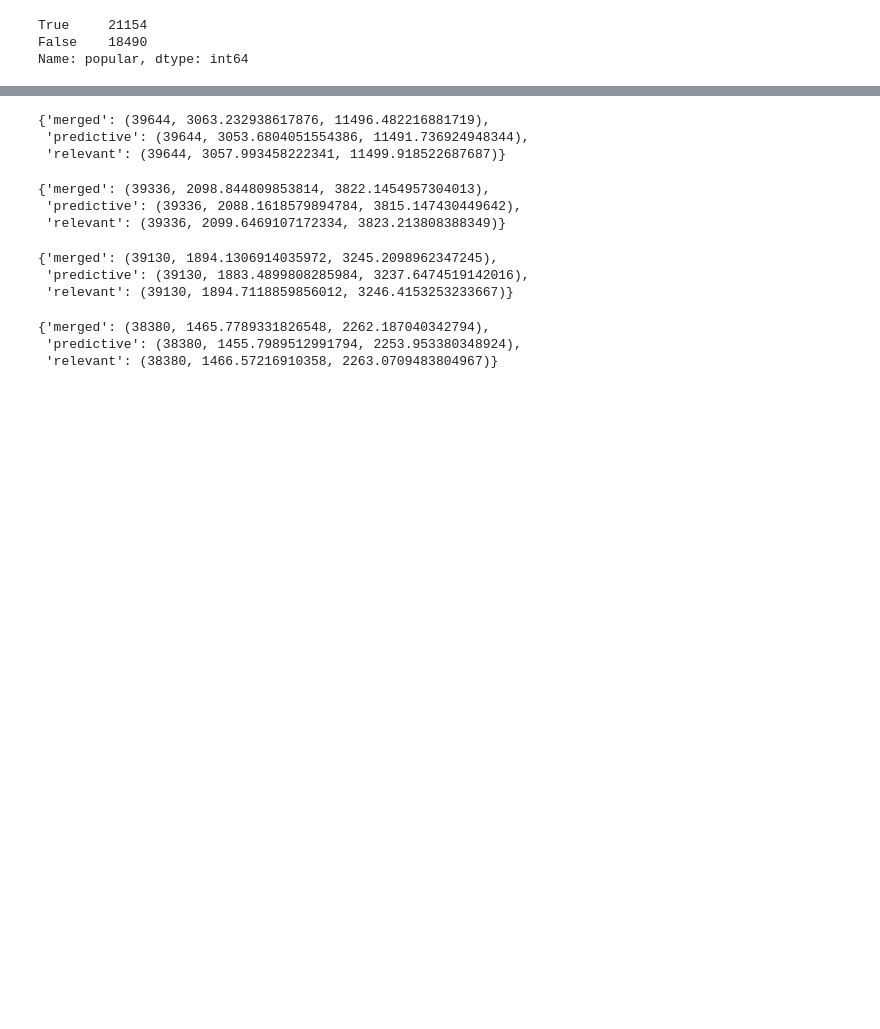
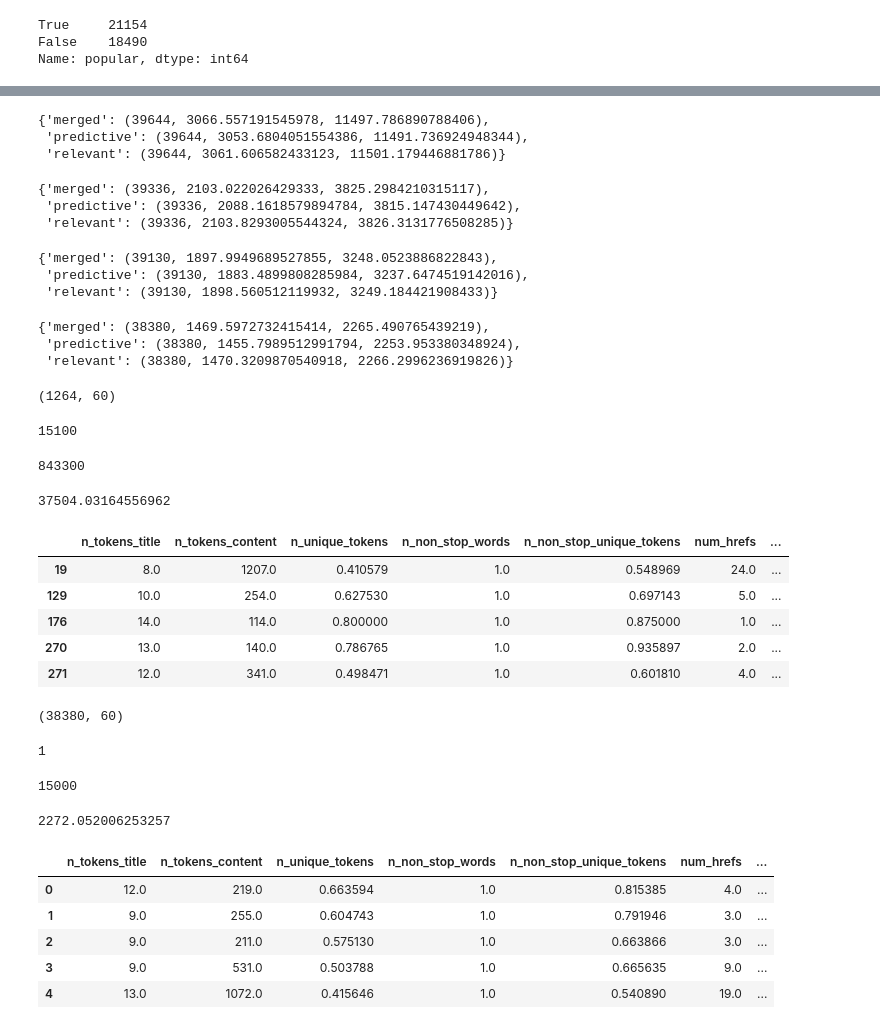
Before and after one commit to nsriniva/DS-Unit-1-Build, a Jupyter notebook: DS_Unit_1_BuildProject_1.ipynb, the cells around one changed output, grey strips where cells are left out. Drawn from its saved outputs; the diff is of its cells as text; code cells hidden in the pictures; blank space fills up the shorter version.

```diff
--- a/DS_Unit_1_BuildProject_1.ipynb
+++ b/DS_Unit_1_BuildProject_1.ipynb
@@ -276,7 +276,7 @@ def linear_regression(df, outliers= None):
 
   return num, mae, mse
 # %%
-def get_outliers(sigma=3):
+def get_outliers_filter(sigma=3):
   z = np.abs(stats.zscore(onp_df.shares))
   return np.where(z>sigma)[0]
 
@@ -284,7 +284,7 @@ def linear_regressions(outliers=None):
   errors = {}
 
   if outliers is not None:
-    outliers = get_outliers(outliers)
+    outliers = get_outliers_filter(outliers)
 
   errors['predictive'] = linear_regression(onp_predictive_df, outliers)
   errors['merged'] = linear_regression(onp_merged_df, outliers)
@@ -293,8 +293,13 @@ def linear_regressions(outliers=None):
   return errors
 # %%
 
-def remove_outliers(df):
-  return df.drop(get_outliers()).reindex()
+def remove_outliers(df, sigma=3):
+  return df.drop(get_outliers_filter(sigma)).reindex()
+
+def get_outliers(df, sigma=3):
+  rem_df = df.drop(get_outliers_filter(sigma)).reindex().assign(shares=onp_df.shares.drop(get_outliers_filter(sigma)).reindex())
+  out_df =  df.loc[get_outliers_filter(sigma)].assign(shares=onp_df.shares.loc[get_outliers_filter(sigma)])
+  return out_df, rem_df
 
 err =[]
 sigmas=[None, 3,2,1]
@@ -305,15 +310,41 @@ for i,_ in enumerate(sigmas):
   display(err[i])
   print('\n')
 # %% [output]
-{'merged': (39644, 3063.232938617876, 11496.482216881719),
+{'merged': (39644, 3066.557191545978, 11497.786890788406),
  'predictive': (39644, 3053.6804051554386, 11491.736924948344),
- 'relevant': (39644, 3057.993458222341, 11499.918522687687)}
+ 'relevant': (39644, 3061.606582433123, 11501.179446881786)}
-{'merged': (39336, 2098.844809853814, 3822.1454957304013),
+{'merged': (39336, 2103.022026429333, 3825.2984210315117),
  'predictive': (39336, 2088.1618579894784, 3815.147430449642),
- 'relevant': (39336, 2099.6469107172334, 3823.213808388349)}
+ 'relevant': (39336, 2103.8293005544324, 3826.3131776508285)}
-{'merged': (39130, 1894.1306914035972, 3245.2098962347245),
+{'merged': (39130, 1897.9949689527855, 3248.0523886822843),
  'predictive': (39130, 1883.4899808285984, 3237.6474519142016),
- 'relevant': (39130, 1894.7118859856012, 3246.4153253233667)}
+ 'relevant': (39130, 1898.560512119932, 3249.184421908433)}
-{'merged': (38380, 1465.7789331826548, 2262.187040342794),
+{'merged': (38380, 1469.5972732415414, 2265.490765439219),
  'predictive': (38380, 1455.7989512991794, 2253.953380348924),
- 'relevant': (38380, 1466.57216910358, 2263.0709483804967)}
+ 'relevant': (38380, 1470.3209870540918, 2266.2996236919826)}
+# %%
+out_df, rem_df = get_outliers(onp_predictive_df, 1)
+
+display(out_df.shape, out_df.shares.min(), out_df.shares.max(), out_df.shares.mean(), out_df.head())
+display(rem_df.shape, rem_df.shares.min(), rem_df.shares.max(), rem_df.shares.mean(), rem_df.head())
+# %% [output]
+(1264, 60)
+15100
+843300
+37504.03164556962
+|  | n_tokens_title | n_tokens_content | n_unique_tokens | n_non_stop_words | n_non_stop_unique_tokens | num_hrefs | ... |
+| 19 | 8.0 | 1207.0 | 0.410579 | 1.0 | 0.548969 | 24.0 | ... |
+| 129 | 10.0 | 254.0 | 0.627530 | 1.0 | 0.697143 | 5.0 | ... |
+| 176 | 14.0 | 114.0 | 0.800000 | 1.0 | 0.875000 | 1.0 | ... |
+| 270 | 13.0 | 140.0 | 0.786765 | 1.0 | 0.935897 | 2.0 | ... |
+| 271 | 12.0 | 341.0 | 0.498471 | 1.0 | 0.601810 | 4.0 | ... |
+(38380, 60)
+1
+15000
+2272.052006253257
+|  | n_tokens_title | n_tokens_content | n_unique_tokens | n_non_stop_words | n_non_stop_unique_tokens | num_hrefs | ... |
+| 0 | 12.0 | 219.0 | 0.663594 | 1.0 | 0.815385 | 4.0 | ... |
+| 1 | 9.0 | 255.0 | 0.604743 | 1.0 | 0.791946 | 3.0 | ... |
+| 2 | 9.0 | 211.0 | 0.575130 | 1.0 | 0.663866 | 3.0 | ... |
+| 3 | 9.0 | 531.0 | 0.503788 | 1.0 | 0.665635 | 9.0 | ... |
+| 4 | 13.0 | 1072.0 | 0.415646 | 1.0 | 0.540890 | 19.0 | ... |
```
Also changed, not shown: parts of 4 cells of this notebook.
